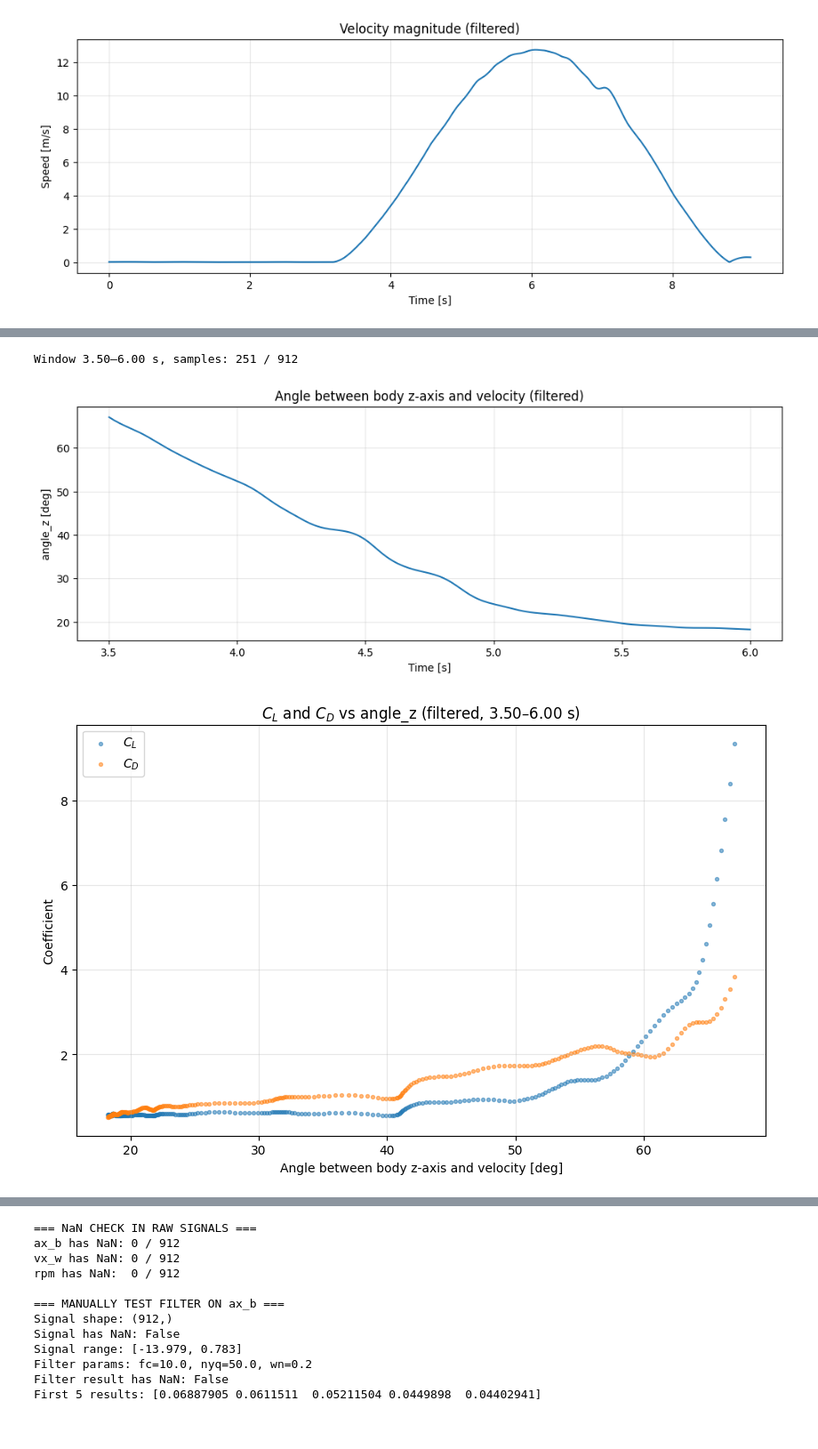
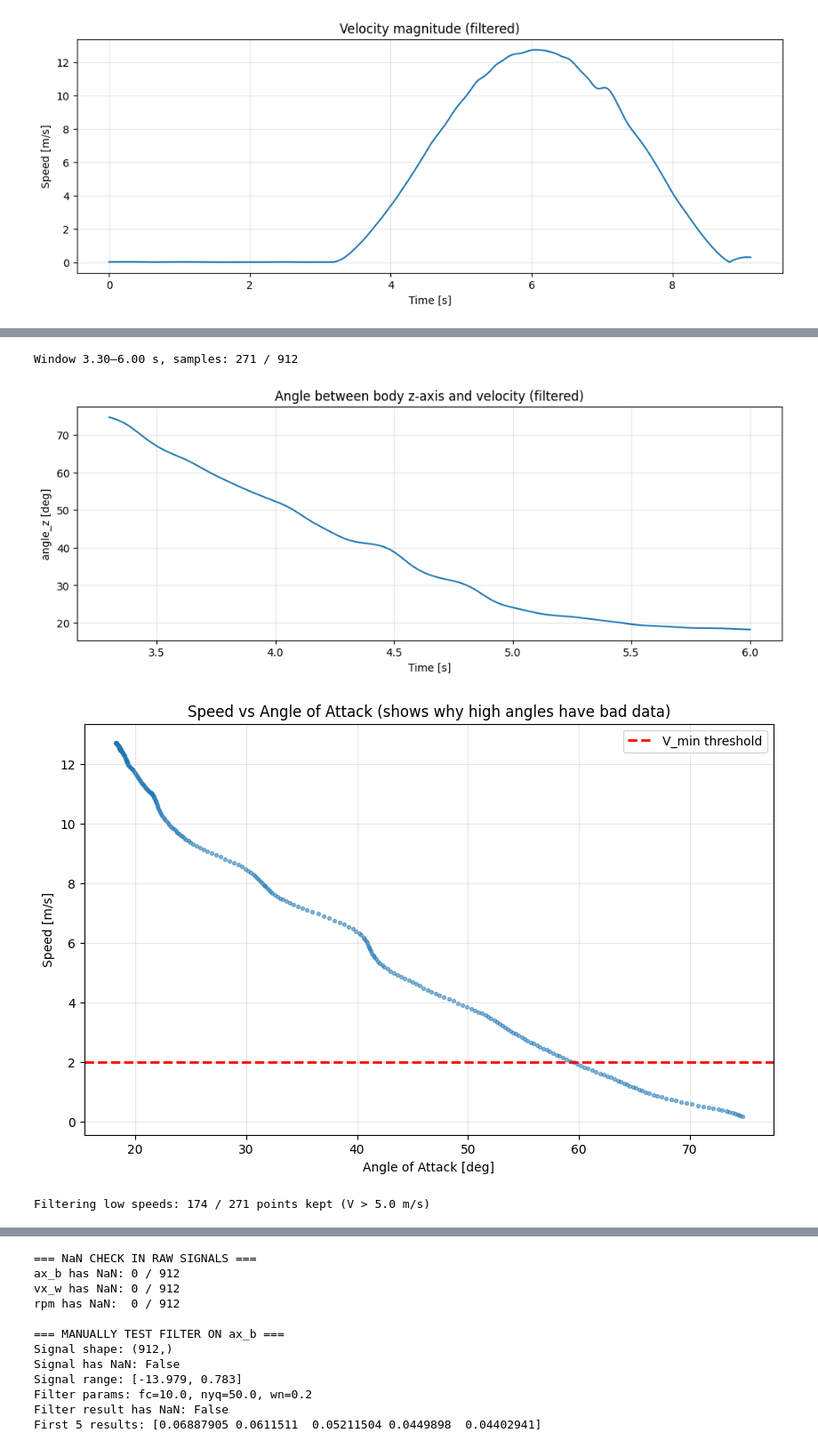
Before and after one commit to Nebukadnezarus/MasterTheses, a Jupyter notebook: scripts/12mps_aero.ipynb, the cells around one changed output, grey strips where cells are left out. Shown at 89% size. Drawn from its saved outputs; the diff is of its cells as text; code cells hidden in the pictures.

```diff
--- a/scripts/12mps_aero.ipynb
+++ b/scripts/12mps_aero.ipynb
@@ -420,7 +358,7 @@ plt.show()
 # 8. Choose analysis window
 # ------------------------------------------------------------
 
-t_start = 3.5   # adjust
+t_start = 3.3   # adjust
 t_end   = 6.0   # adjust
 
 mask = (t_rel >= t_start) & (t_rel <= t_end)
@@ -469,41 +407,66 @@ plt.ylabel("angle_z [deg]")
 plt.title("Angle between body z-axis and velocity (filtered)")
 plt.show()
 
+# Diagnostic: Speed vs angle to see correlation
+plt.figure(figsize=(10, 6))
+plt.scatter(angle_z_deg, V_mag_win, s=8, alpha=0.5)
+plt.xlabel("Angle of Attack [deg]")
+plt.ylabel("Speed [m/s]")
+plt.title("Speed vs Angle of Attack (shows why high angles have bad data)")
+plt.grid(True, alpha=0.3)
+plt.axhline(2.0, color='red', linestyle='--', linewidth=2, label='V_min threshold')
+plt.legend()
+plt.show()
+
 # ------------------------------------------------------------
 # 11. CL, CD, CL/CD vs angle_z
 # ------------------------------------------------------------
 
 rho = 1.225    # air density
 S   = 0.318    # wing reference area [m^2] (set correctly!)
 
 q_dyn = 0.5 * rho * V_mag_win**2
 eps = 1e-12
 
 CL = L / (q_dyn * S + eps)
 CD = D / (q_dyn * S + eps)
 CL_CD = CL / (CD + eps)
 
+# Filter out low-speed data to avoid numerical issues
+V_min = 5.0  # minimum velocity threshold [m/s]
+valid_speed = V_mag_win > V_min
+print(f"Filtering low speeds: {valid_speed.sum()} / {len(valid_speed)} points kept (V > {V_min} m/s)")
+
+# Apply mask to all relevant arrays
+CL = CL[valid_speed]
+CD = CD[valid_speed]
+CL_CD = CL_CD[valid_speed]
+angle_z_deg_filt = angle_z_deg[valid_speed]
+t_rel_filt = t_rel[mask][valid_speed]
+V_mag_filt = V_mag_win[valid_speed]
+
 plt.figure(figsize=(10, 6))
-plt.scatter(angle_z_deg, CL, s=8, alpha=0.5, label=r"$C_L$")
-plt.scatter(angle_z_deg, CD, s=8, alpha=0.5, label=r"$C_D$")
+plt.scatter(angle_z_deg_filt, CL, s=8, alpha=0.5, label=r"$C_L$")
+plt.scatter(angle_z_deg_filt, CD, s=8, alpha=0.5, label=r"$C_D$")
 plt.xlabel("Angle between body z-axis and velocity [deg]")
 plt.ylabel("Coefficient")
-plt.title(f"$C_L$ and $C_D$ vs angle_z (filtered, {t_start:.2f}–{t_end:.2f} s)")
+plt.title(f"$C_L$ and $C_D$ vs angle_z (V > {V_min} m/s, {t_start:.2f}–{t_end:.2f} s)")
 plt.grid(True, alpha=0.3)
 plt.legend()
 plt.show()
 
 plt.figure(figsize=(10, 6))
-plt.scatter(angle_z_deg, CL_CD, s=8, alpha=0.5)
+plt.scatter(angle_z_deg_filt, CL_CD, s=8, alpha=0.5)
 plt.xlabel("Angle between body z-axis and velocity [deg]")
 plt.ylabel(r"$C_L/C_D$")
-plt.title(f"$C_L/C_D$ vs angle_z (filtered, {t_start:.2f}–{t_end:.2f} s)")
+plt.title(f"$C_L/C_D$ vs angle_z (V > {V_min} m/s, {t_start:.2f}–{t_end:.2f} s)")
 plt.grid(True, alpha=0.3)
 plt.show()
 # %% [output]
 [figure]
 [figure]
 [figure]
-Window 3.50–6.00 s, samples: 251 / 912
+Window 3.30–6.00 s, samples: 271 / 912
-[figure, old version]
+[figure, new version]
-[figure, old version]
+[figure, new version]
+Filtering low speeds: 174 / 271 points kept (V > 5.0 m/s)
```
Also changed, not shown: parts of 8 cells of this notebook, 35 other files.
